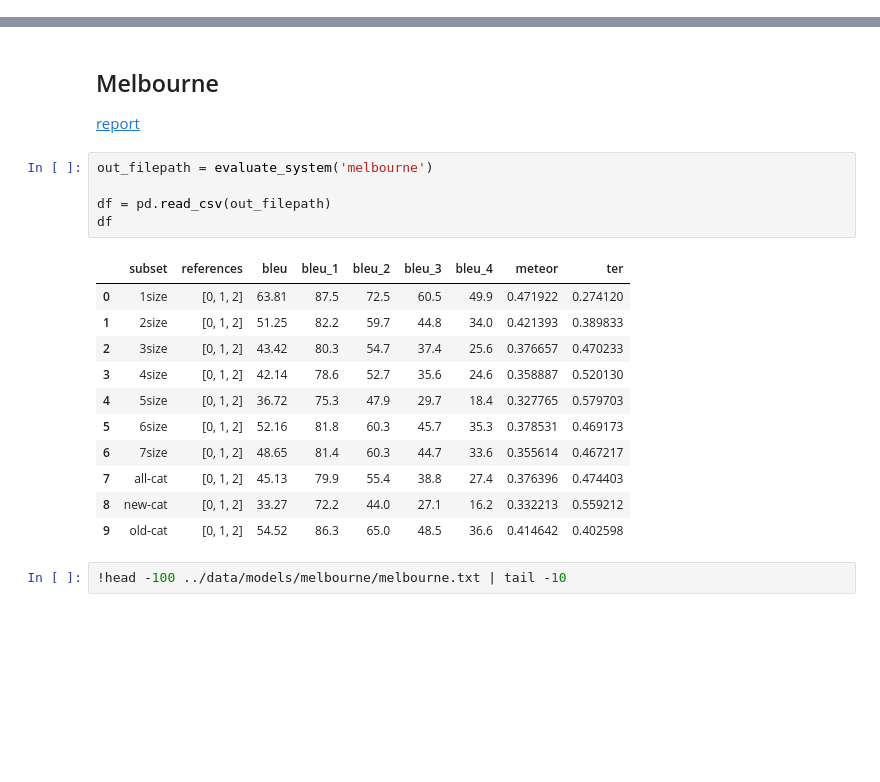
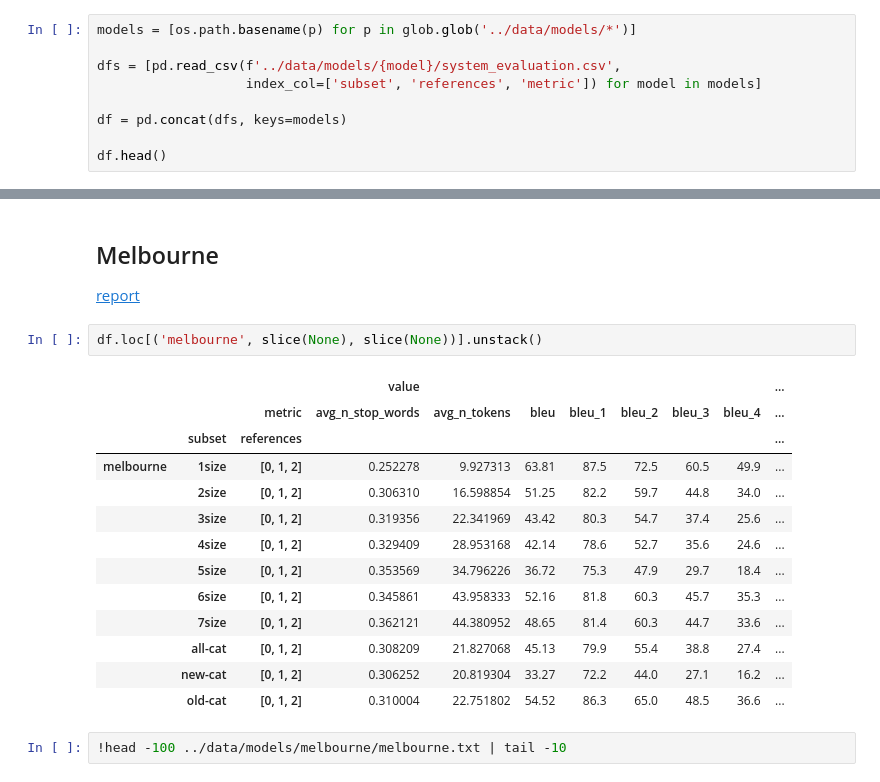
Before and after one commit to abevieiramota/masters, a Jupyter notebook: notebook/00 - Automatic evaluation.ipynb, the cells around one changed output, grey strips where cells are left out. Saved outputs shown, nothing was run; the diff lists cells and outputs as text; blank space fills up the shorter version.

```diff
--- a/notebook/00 - Automatic evaluation.ipynb
+++ b/notebook/00 - Automatic evaluation.ipynb
@@ -7,0 +11,9 @@ from evaluate import evaluate_system
+# %%
+models = [os.path.basename(p) for p in glob.glob('../data/models/*')]
+
+dfs = [pd.read_csv(f'../data/models/{model}/system_evaluation.csv',
+                   index_col=['subset', 'references', 'metric']) for model in models]
+
+df = pd.concat(dfs, keys=models)
+
+df.head()
@@ -33,23 +53,22 @@ The jar path must be **../evaluation/tools/tercom-0.7.25/tercom-0.7.25.jar**
 ## Melbourne
 
 <a href="../data/models/melbourne/WebNLG Challenge - Bayu Distiawan T.pdf">report</a>
-# %%
-out_filepath = evaluate_system('melbourne')
-
-df = pd.read_csv(out_filepath)
-df
-# %% [output]
-|  | subset | references | bleu | bleu_1 | bleu_2 | bleu_3 | bleu_4 | meteor | ter |
-| 0 | 1size | [0, 1, 2] | 63.81 | 87.5 | 72.5 | 60.5 | 49.9 | 0.471922 | 0.274120 |
-| 1 | 2size | [0, 1, 2] | 51.25 | 82.2 | 59.7 | 44.8 | 34.0 | 0.421393 | 0.389833 |
-| 2 | 3size | [0, 1, 2] | 43.42 | 80.3 | 54.7 | 37.4 | 25.6 | 0.376657 | 0.470233 |
-| 3 | 4size | [0, 1, 2] | 42.14 | 78.6 | 52.7 | 35.6 | 24.6 | 0.358887 | 0.520130 |
-| 4 | 5size | [0, 1, 2] | 36.72 | 75.3 | 47.9 | 29.7 | 18.4 | 0.327765 | 0.579703 |
-| 5 | 6size | [0, 1, 2] | 52.16 | 81.8 | 60.3 | 45.7 | 35.3 | 0.378531 | 0.469173 |
-| 6 | 7size | [0, 1, 2] | 48.65 | 81.4 | 60.3 | 44.7 | 33.6 | 0.355614 | 0.467217 |
-| 7 | all-cat | [0, 1, 2] | 45.13 | 79.9 | 55.4 | 38.8 | 27.4 | 0.376396 | 0.474403 |
-| 8 | new-cat | [0, 1, 2] | 33.27 | 72.2 | 44.0 | 27.1 | 16.2 | 0.332213 | 0.559212 |
-| 9 | old-cat | [0, 1, 2] | 54.52 | 86.3 | 65.0 | 48.5 | 36.6 | 0.414642 | 0.402598 |
+# %%
+df.loc[('melbourne', slice(None), slice(None))].unstack()
+# %% [output]
+|  |  |  | value |  |  |  |  |  |  | ... |
+|  |  | metric | avg_n_stop_words | avg_n_tokens | bleu | bleu_1 | bleu_2 | bleu_3 | bleu_4 | ... |
+|  | subset | references |  |  |  |  |  |  |  | ... |
+| melbourne | 1size | [0, 1, 2] | 0.252278 | 9.927313 | 63.81 | 87.5 | 72.5 | 60.5 | 49.9 | ... |
+|  | 2size | [0, 1, 2] | 0.306310 | 16.598854 | 51.25 | 82.2 | 59.7 | 44.8 | 34.0 | ... |
+|  | 3size | [0, 1, 2] | 0.319356 | 22.341969 | 43.42 | 80.3 | 54.7 | 37.4 | 25.6 | ... |
+|  | 4size | [0, 1, 2] | 0.329409 | 28.953168 | 42.14 | 78.6 | 52.7 | 35.6 | 24.6 | ... |
+|  | 5size | [0, 1, 2] | 0.353569 | 34.796226 | 36.72 | 75.3 | 47.9 | 29.7 | 18.4 | ... |
+|  | 6size | [0, 1, 2] | 0.345861 | 43.958333 | 52.16 | 81.8 | 60.3 | 45.7 | 35.3 | ... |
+|  | 7size | [0, 1, 2] | 0.362121 | 44.380952 | 48.65 | 81.4 | 60.3 | 44.7 | 33.6 | ... |
+|  | all-cat | [0, 1, 2] | 0.308209 | 21.827068 | 45.13 | 79.9 | 55.4 | 38.8 | 27.4 | ... |
+|  | new-cat | [0, 1, 2] | 0.306252 | 20.819304 | 33.27 | 72.2 | 44.0 | 27.1 | 16.2 | ... |
+|  | old-cat | [0, 1, 2] | 0.310004 | 22.751802 | 54.52 | 86.3 | 65.0 | 48.5 | 36.6 | ... |
 # %%
 !head -100 ../data/models/melbourne/melbourne.txt | tail -10
 # %% [output]
```
Also changed, not shown: parts of 24 cells of this notebook, 11 other files.
